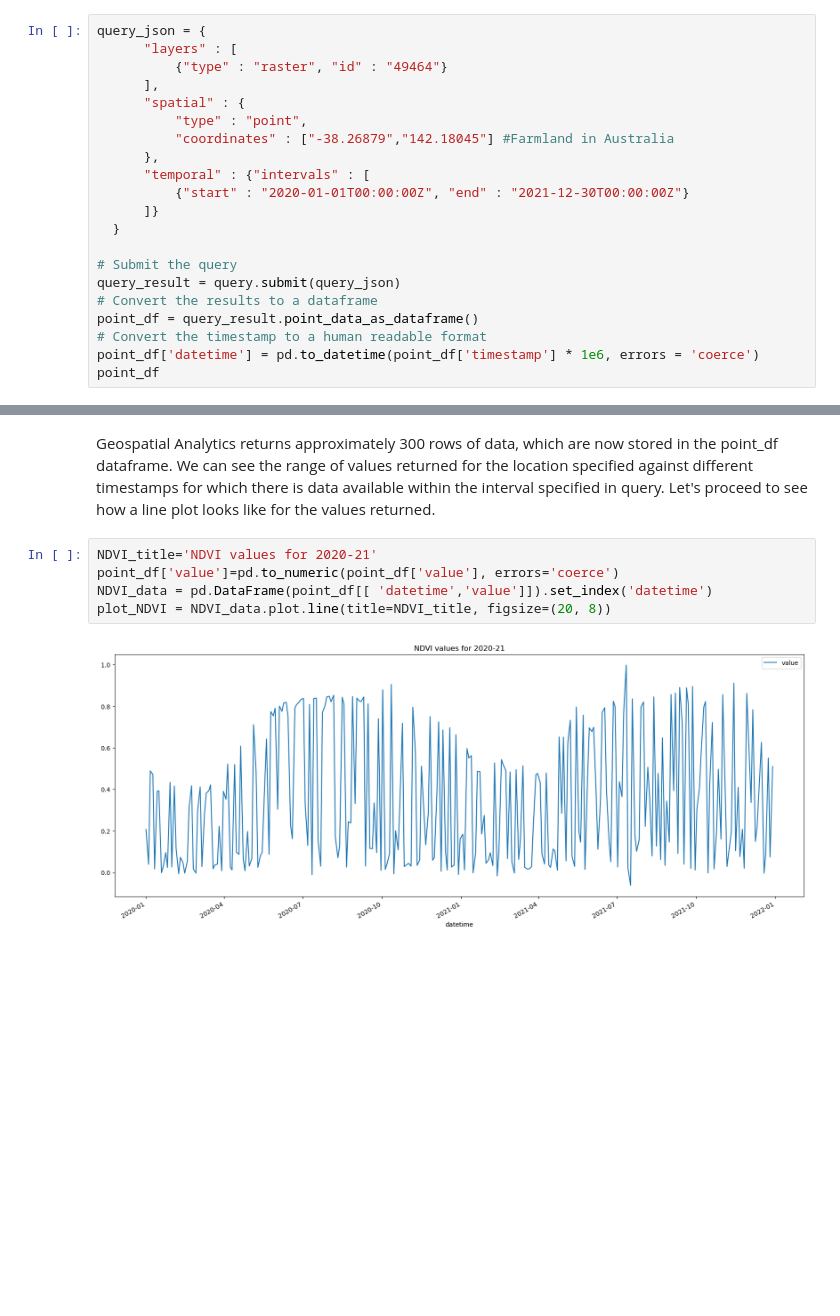
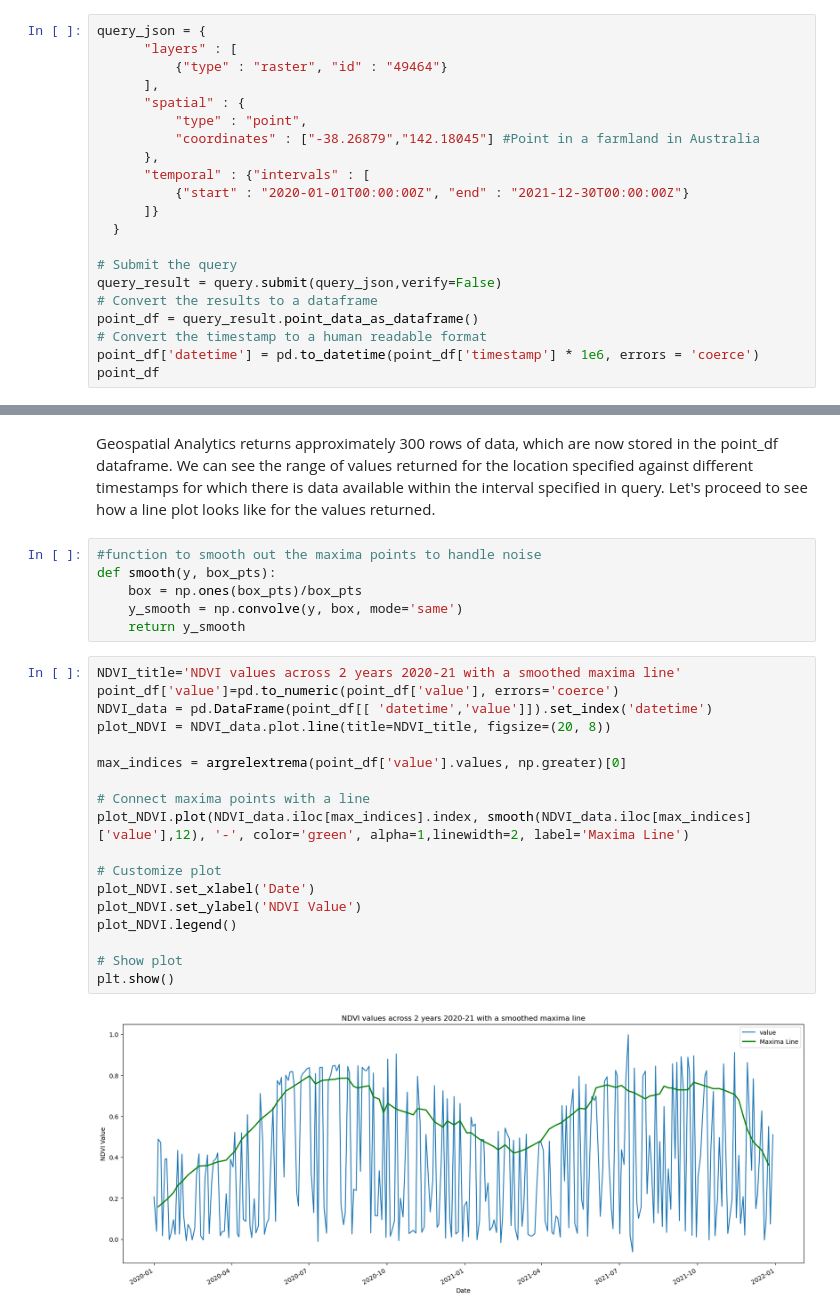
Before and after one commit to IBM/Environmental-Intelligence-Suite, a Jupyter notebook: geospatial_analytics/v3_apis/samples/industry_use_cases/agriculture_ndvi/normalized_difference_vegetation_index_analysis.ipynb, the cells around one changed output, grey strips where cells are left out. Drawn from its saved outputs; the diff is of its cells as text; blank space fills up the shorter version.

```diff
--- a/geospatial_analytics/v3_apis/samples/industry_use_cases/agriculture_ndvi/normalized_difference_vegetation_index_analysis.ipynb
+++ b/geospatial_analytics/v3_apis/samples/industry_use_cases/agriculture_ndvi/normalized_difference_vegetation_index_analysis.ipynb
@@ -85,7 +99,7 @@ query_json = {
       ],
       "spatial" : {
           "type" : "point",
-          "coordinates" : ["-38.26879","142.18045"] #Farmland in Australia
+          "coordinates" : ["-38.26879","142.18045"] #Point in a farmland in Australia
       },
       "temporal" : {"intervals" : [
           {"start" : "2020-01-01T00:00:00Z", "end" : "2021-12-30T00:00:00Z"}
@@ -93,7 +107,7 @@ query_json = {
   }
 
 # Submit the query
-query_result = query.submit(query_json)
+query_result = query.submit(query_json,verify=False)
 # Convert the results to a dataframe
 point_df = query_result.point_data_as_dataframe()
 # Convert the timestamp to a human readable format
@@ -119,11 +133,30 @@ point_df
 Geospatial Analytics returns approximately 300 rows of data, which are now stored in the point_df dataframe.
 We can see the range of values returned for the location specified against different timestamps for which there is data available within the interval specified in query.
 Let's proceed to see how a line plot looks like for the values returned.
+# %%
+#function to smooth out the maxima points to handle noise
+def smooth(y, box_pts):
+    box = np.ones(box_pts)/box_pts
+    y_smooth = np.convolve(y, box, mode='same')
+    return y_smooth
 # %%
-NDVI_title='NDVI values for 2020-21'
+NDVI_title='NDVI values across 2 years 2020-21 with a smoothed maxima line'
 point_df['value']=pd.to_numeric(point_df['value'], errors='coerce')
 NDVI_data = pd.DataFrame(point_df[[ 'datetime','value']]).set_index('datetime')
 plot_NDVI = NDVI_data.plot.line(title=NDVI_title, figsize=(20, 8))
+
+max_indices = argrelextrema(point_df['value'].values, np.greater)[0]
+
+# Connect maxima points with a line
+plot_NDVI.plot(NDVI_data.iloc[max_indices].index, smooth(NDVI_data.iloc[max_indices]['value'],12), '-', color='green', alpha=1,linewidth=2, label='Maxima Line')
+
+# Customize plot
+plot_NDVI.set_xlabel('Date')
+plot_NDVI.set_ylabel('NDVI Value')
+plot_NDVI.legend()
+
+# Show plot
+plt.show()
 # %% [output]
-[figure, old version]
+[figure, new version]
 # %% [markdown]
```
Also changed, not shown: parts of 19 cells of this notebook, 7 other files.
